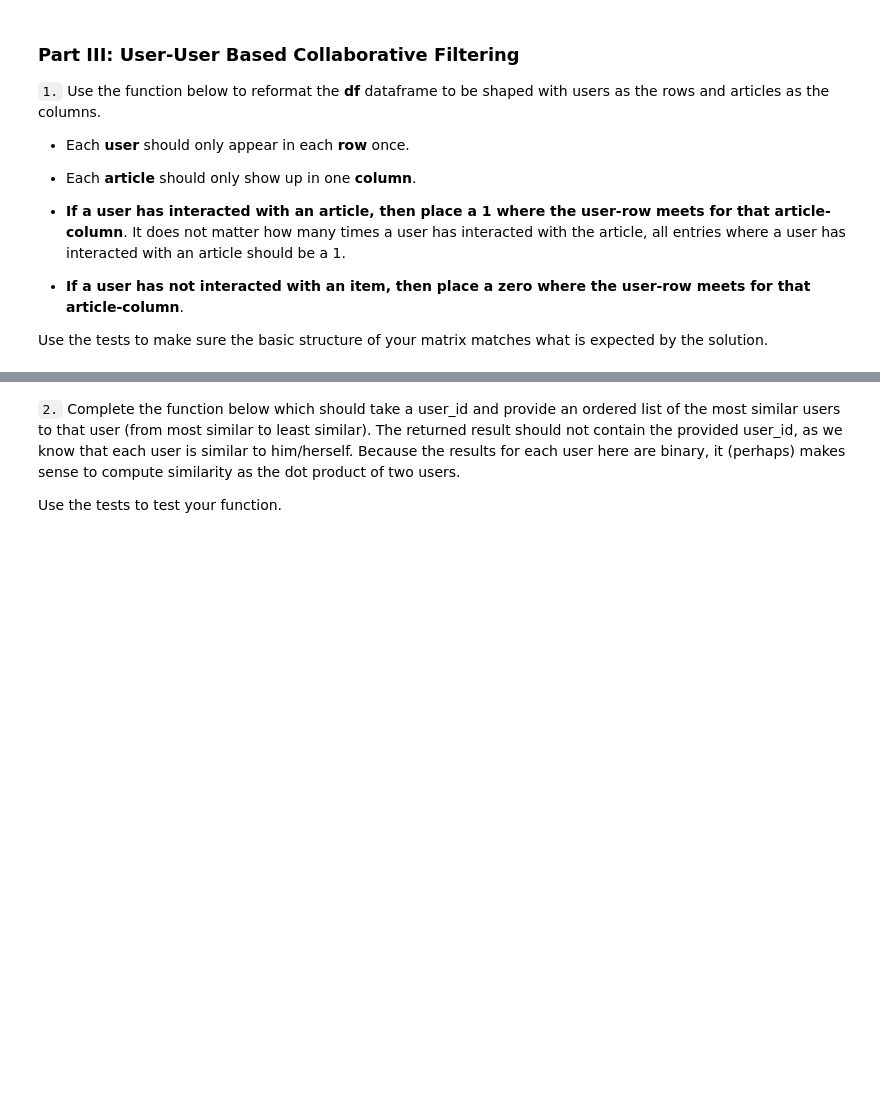
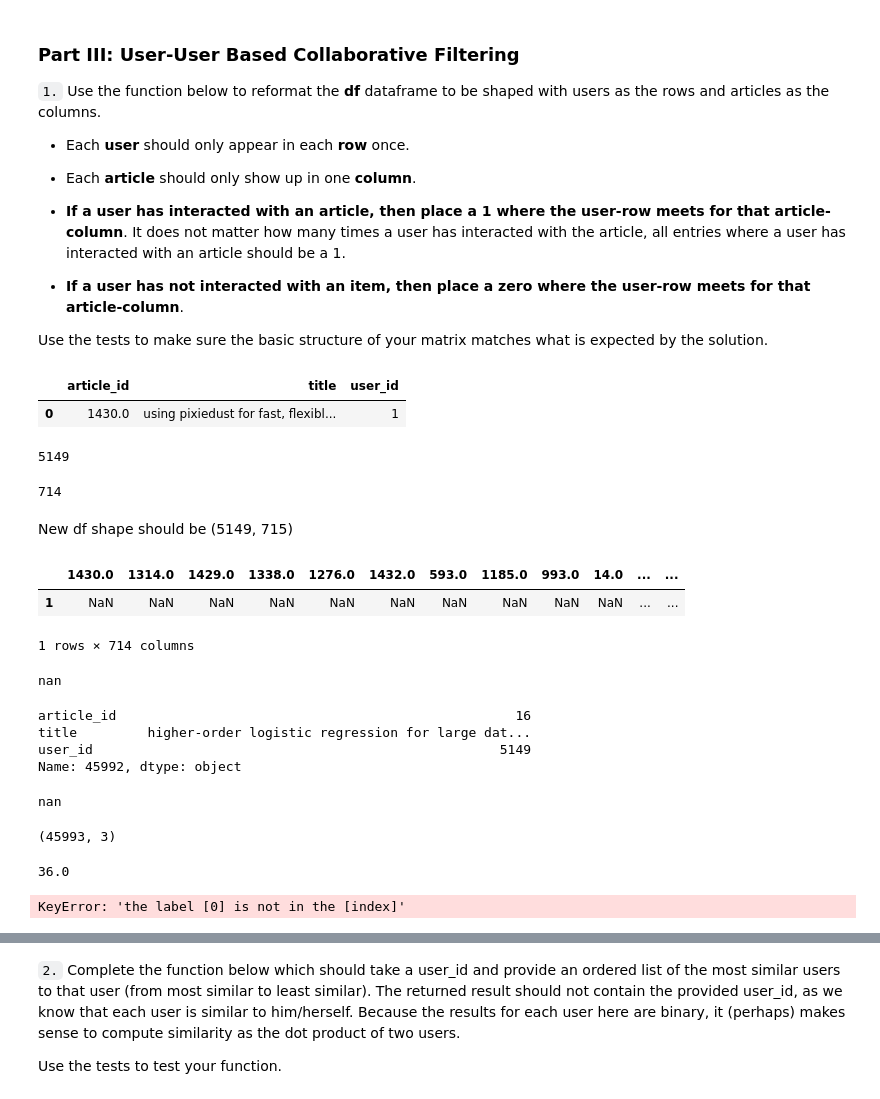
Before and after one commit to bdfaus/Recommendations-with-IBM, a Jupyter notebook: Recommendations_with_IBM.ipynb, the cells around one changed output, grey strips where cells are left out. Drawn from its saved outputs; the diff is of its cells as text; code cells hidden in the pictures; blank space fills up the shorter version.

Commit message:
Feature: created user_item matrix in preparation for recommendation system in ipynb

```diff
--- a/Recommendations_with_IBM.ipynb
+++ b/Recommendations_with_IBM.ipynb
@@ -250,3 +274,49 @@ t.sol_2_test(get_top_articles)
 * **If a user has not interacted with an item, then place a zero where the user-row meets for that article-column**.
 
 Use the tests to make sure the basic structure of your matrix matches what is expected by the solution.
+# %%
+df.head(1)
+# %% [output]
+|  | article_id | title | user_id |
+| 0 | 1430.0 | using pixiedust for fast, flexibl... | 1 |
+# %%
+#number of rows after below function
+df['user_id'].nunique()
+# %% [output]
+5149
+# %%
+#number of columns after below function
+df['article_id'].nunique()
+# %% [output]
+714
+# %% [markdown]
+New df shape should be (5149, 715)
+# %%
+#create new blank dataframe
+row_index = df['user_id'].unique()
+col_index = df['article_id'].unique()
+new_df = pd.DataFrame(index=row_index, columns=col_index)
+# %%
+new_df.head(1)
+# %% [output]
+|  | 1430.0 | 1314.0 | 1429.0 | 1338.0 | 1276.0 | 1432.0 | 593.0 | 1185.0 | 993.0 | 14.0 | ... | ... |
+| 1 | NaN | NaN | NaN | NaN | NaN | NaN | NaN | NaN | NaN | NaN | ... | ... |
+1 rows × 714 columns
+# %%
+#pinpoint desired user and then article
+new_df.iloc[0][1314.0]
+# %% [output]
+nan
+# %%
+df.iloc[df.shape[0]-1]
+# %% [output]
+article_id                                                   16
+title         higher-order logistic regression for large dat...
+user_id                                                    5149
+Name: 45992, dtype: object
+# %%
+current = df.iloc[0]
+article, user = current['article_id'], current['user_id']
+new_df.iloc[user][article]
+# %% [output]
+nan
@@ -252,0 +333,12 @@ Use the tests to make sure the basic structure of your matrix matches what is ex
+# %%
+df.shape
+# %% [output]
+(45993, 3)
+# %%
+new_df.sum(axis=1)[2]
+# %% [output]
+36.0
+# %%
+new_df.loc[0].sum()
+# %% [output]
+KeyError: 'the label [0] is not in the [index]'
```
Also changed, not shown: parts of 10 cells of this notebook.
